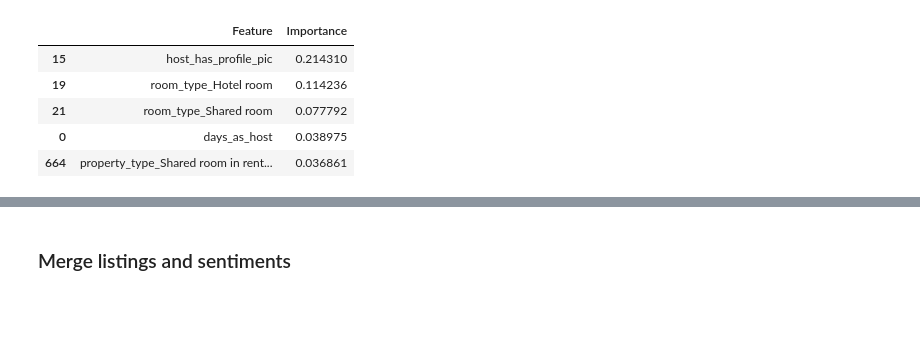
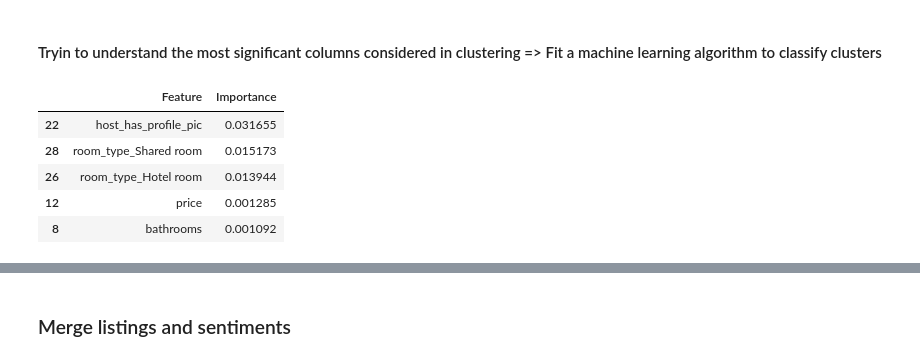
Before and after one commit to cecil7525/CompToolsAirBNB, a Jupyter notebook: cs4ds.ipynb, the cells around one changed output, grey strips where cells are left out. Drawn from its saved outputs; the diff is of its cells as text; code cells hidden in the pictures; blank space fills up the shorter version.

```diff
--- a/cs4ds.ipynb
+++ b/cs4ds.ipynb
@@ -189,6 +191,4 @@ scaler = StandardScaler()
 numerical_and_boolean = df_final[numerical_cols + boolean_cols]
 scaled_numerical_boolean = scaler.fit_transform(numerical_and_boolean)
 # %%
-encoded_categorical_df = pd.DataFrame(encoded_categorical, columns=encoder.get_feature_names_out(categorical_cols))
-
-preprocessed_df = pd.concat([pd.DataFrame(scaled_numerical_boolean, columns=numerical_cols + boolean_cols), encoded_categorical_df], axis=1)
+preprocessed_df = pd.DataFrame(scaled_numerical_boolean, columns=numerical_cols + boolean_cols)
@@ -215,7 +194,0 @@ plt.show()
-# %%
-optimal_k = 6
-
-kmeans = KMeans(n_clusters=optimal_k, random_state=39)
-kmeans.fit(preprocessed_df)
-
-df_final['cluster'] = kmeans.labels_
@@ -254,8 +199,8 @@ graph.view()  # Open the tree visualization
 # %%
 from sklearn.neighbors import NearestNeighbors
 
-# Assume preprocessed_data is your data after preprocessing
-min_samples = 68  # Set your min_samples for DBSCAN
+# setting min_samples for the DBSCAN => rule of thumb: two times of total features in the dataframe
+min_samples = len(df_final.columns)*2  # Set your min_samples for DBSCAN
 
 # Fit Nearest Neighbors
 nbrs = NearestNeighbors(n_neighbors=min_samples).fit(preprocessed_df)
@@ -280,12 +227,11 @@ plt.show()
 # %%
-eps = 7  # Maximum distance between two samples for them to be considered as in the same neighborhood
-min_samples = 68  # Number of samples in a neighborhood for a point to be considered as a core point
+eps = 7  # Maximum distance between two samples for them to be considered as in the same neighborhood chosen from graph
 
 dbscan = DBSCAN(eps=eps, min_samples=min_samples)
 clusters = dbscan.fit_predict(preprocessed_df)
 
 # Add cluster labels to the original data
-df['cluster'] = clusters
+df_final['cluster'] = clusters
 # %%
 # Count clusters and noise points
 n_clusters = len(set(clusters)) - (1 if -1 in clusters else 0)  # -1 indicates noise
@@ -299,26 +245,28 @@ Estimated number of noise points: 55
+# %% [markdown]
+#### Tryin to understand the most significant columns considered in clustering => Fit a machine learning algorithm to classify clusters
 # %%
 X = preprocessed_df  # Features
-y = df['cluster']    # Targets based on clustering
+y = df_final['cluster']  # Targets based on clustering
 
-# Step 10: Fit a Random Forest Classifier
-rf_model = RandomForestClassifier(random_state=60)
+#Support Vector Classifier with rbf kernel to assess non-linear relationships
+rf_model = SVC(kernel="rbf")
 rf_model.fit(X, y)
 
-# Step 11: Get Feature Importances
-importances = rf_model.feature_importances_
+#Feature Importances
+feature_importance = permutation_importance(rf_model, X, y, n_repeats=10, random_state=45)
 
-# Step 12: Create a DataFrame for Visualization
+#creating a datadrame to assess the results
 feature_names = X.columns
-feature_importances_df = pd.DataFrame({'Feature': feature_names, 'Importance': importances})
+feature_importances_df = pd.DataFrame({'Feature': feature_names, 'Importance': feature_importance.importances_mean})
 
-# Step 13: Sort and Visualize Feature Importances
+#sort feature importances
 feature_importances_df = feature_importances_df.sort_values(by='Importance', ascending=False)
 
 feature_importances_df.head()
 # %% [output]
 |  | Feature | Importance |
-| 15 | host_has_profile_pic | 0.214310 |
-| 19 | room_type_Hotel room | 0.114236 |
-| 21 | room_type_Shared room | 0.077792 |
-| 0 | days_as_host | 0.038975 |
-| 664 | property_type_Shared room in rent... | 0.036861 |
+| 22 | host_has_profile_pic | 0.031655 |
+| 28 | room_type_Shared room | 0.015173 |
+| 26 | room_type_Hotel room | 0.013944 |
+| 12 | price | 0.001285 |
+| 8 | bathrooms | 0.001092 |
```
Also changed, not shown: parts of 53 cells of this notebook.
